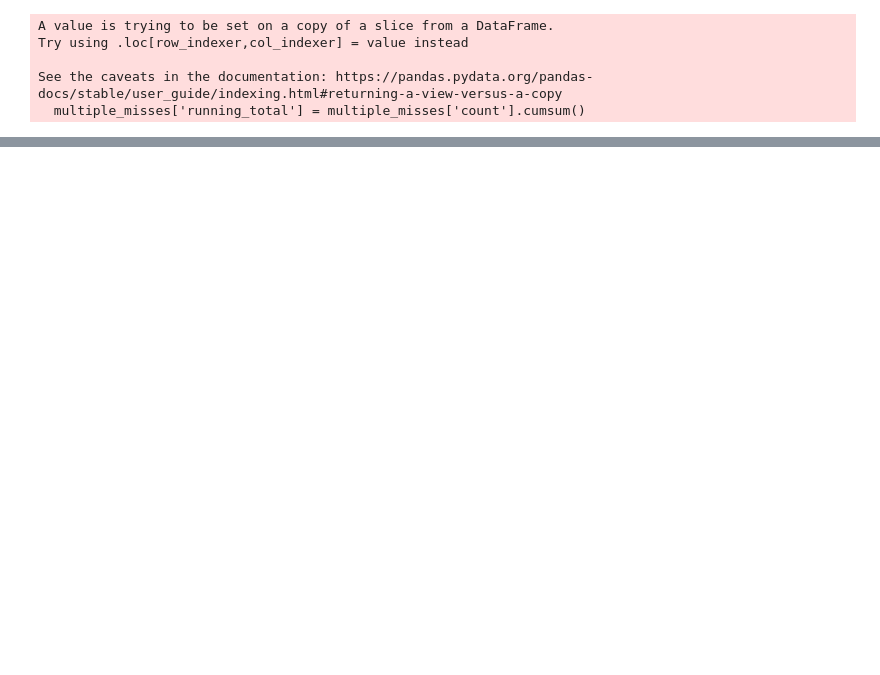
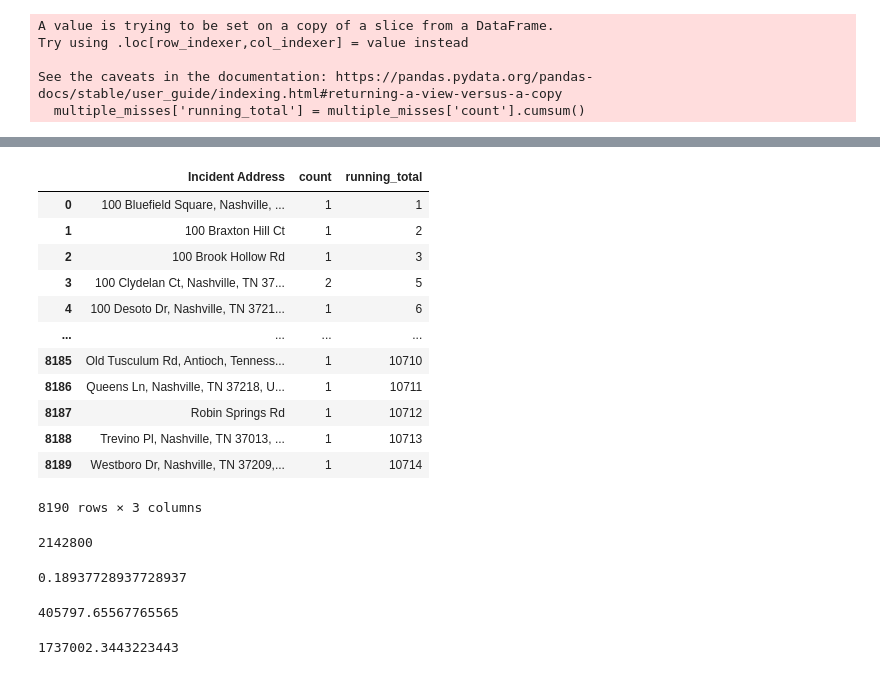
Before and after one commit to NSS-Data-Analytics-Cohort-14/trash-pickups-v2-Djmayfield-alt, a Jupyter notebook: notebooks/Dillon_Trash_pickups.ipynb, the cells around one changed output, grey strips where cells are left out. Cells and saved outputs as stored; diff of their text form; code cells hidden in the pictures; blank space fills up the shorter version.

```diff
--- a/notebooks/Dillon_Trash_pickups.ipynb
+++ b/notebooks/Dillon_Trash_pickups.ipynb
@@ -150,0 +169,22 @@ multiple_misses.reset_index()
+# %%
+grouped_address['running_total'] = grouped_address['count'].cumsum()
+# %%
+grouped_address
+# %% [output]
+|  | Incident Address | count | running_total |
+| 0 | 100 Bluefield Square, Nashville, ... | 1 | 1 |
+| 1 | 100 Braxton Hill Ct | 1 | 2 |
+| 2 | 100 Brook Hollow Rd | 1 | 3 |
+| 3 | 100 Clydelan Ct, Nashville, TN 37... | 2 | 5 |
+| 4 | 100 Desoto Dr, Nashville, TN 3721... | 1 | 6 |
+| ... | ... | ... | ... |
+| 8185 | Old Tusculum Rd, Antioch, Tenness... | 1 | 10710 |
+| 8186 | Queens Ln, Nashville, TN 37218, U... | 1 | 10711 |
+| 8187 | Robin Springs Rd | 1 | 10712 |
+| 8188 | Trevino Pl, Nashville, TN 37013, ... | 1 | 10713 |
+| 8189 | Westboro Dr, Nashville, TN 37209,... | 1 | 10714 |
+8190 rows × 3 columns
+# %%
+10714*200 #Total number of incidences multiplied by the fee amount.
+# %% [output]
+2142800
@@ -150,0 +193,12 @@ multiple_misses.reset_index()
+# %%
+1551 / 8190
+# %% [output]
+0.18937728937728937
+# %%
+0.18937728937728937*2142800
+# %% [output]
+405797.65567765565
+# %%
+2142800 - 405797.65567765565
+# %% [output]
+1737002.3443223443
```
Also changed, not shown: parts of 37 cells of this notebook.
